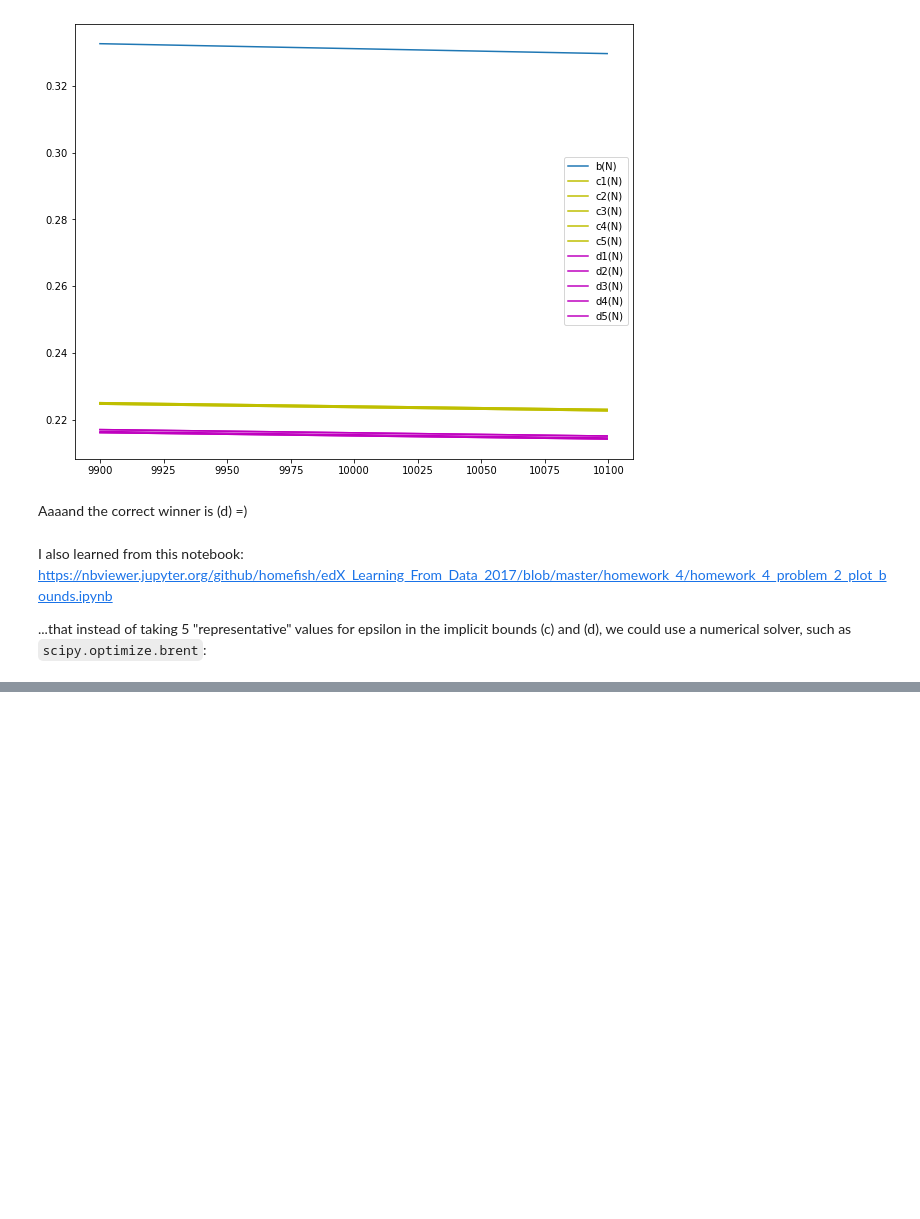
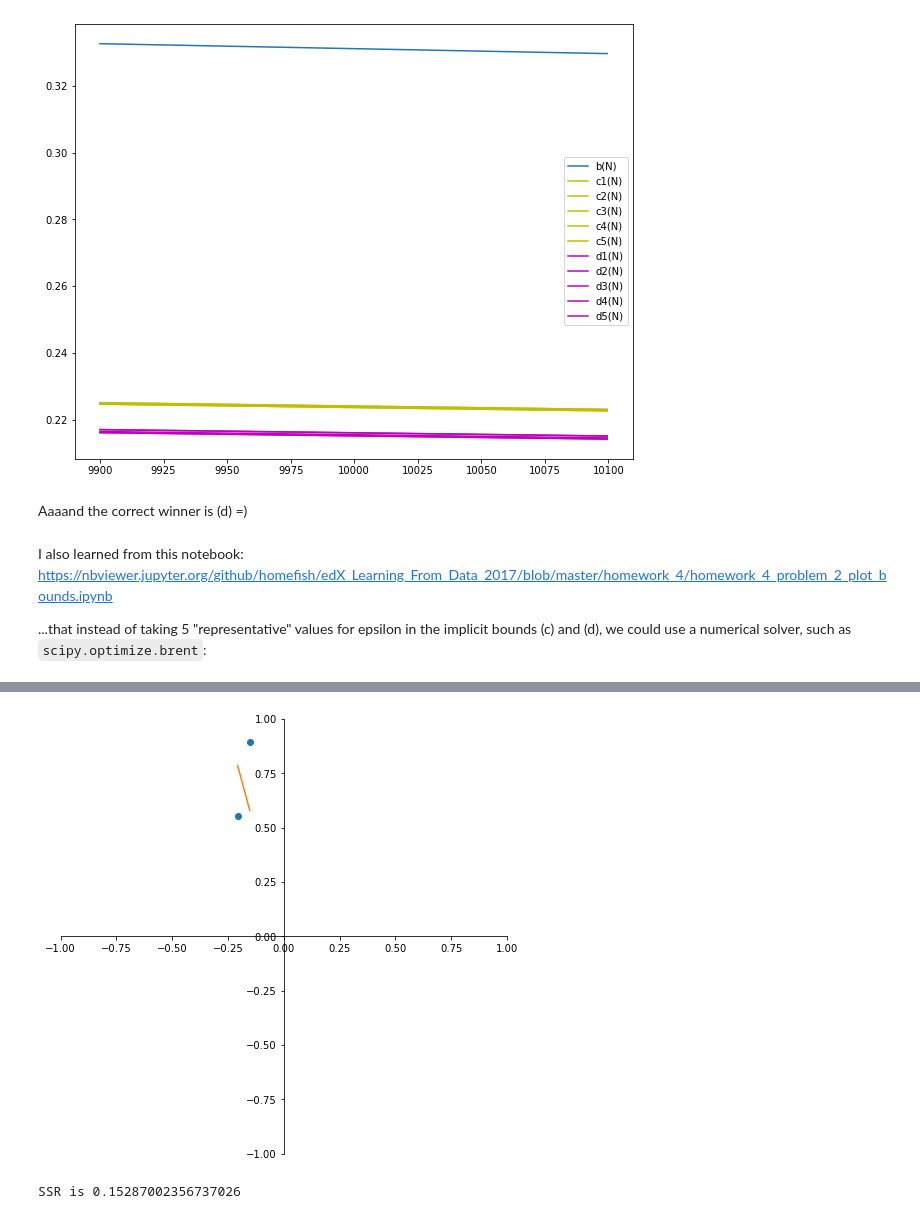
Before and after one commit to workflow/caltech-machine-learning-homework, a Jupyter notebook: HW4.ipynb, the cells around one changed output, grey strips where cells are left out. Cells and saved outputs as stored; diff of their text form; code cells hidden in the pictures; blank space fills up the shorter version.

```diff
--- a/HW4.ipynb
+++ b/HW4.ipynb
@@ -221,0 +285,10 @@ plt.show()
+# %%
+set_axis_cartesian()
+
+plt.plot(xCoords, yCoords, 'o')
+plt.plot(xCoords, a * xCoords, '-')
+plt.show()
+print(f"SSR is {SSR[0]}")
+# %% [output]
+[figure, added]
+SSR is 0.15287002356737026
```
Also changed, not shown: parts of 32 cells of this notebook, 6 other files.
